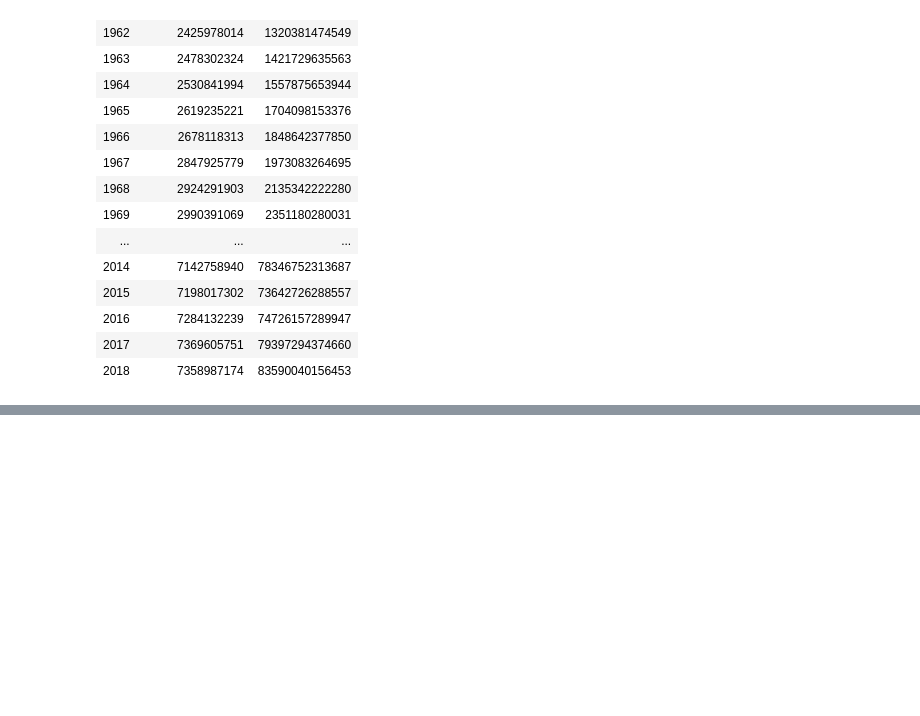
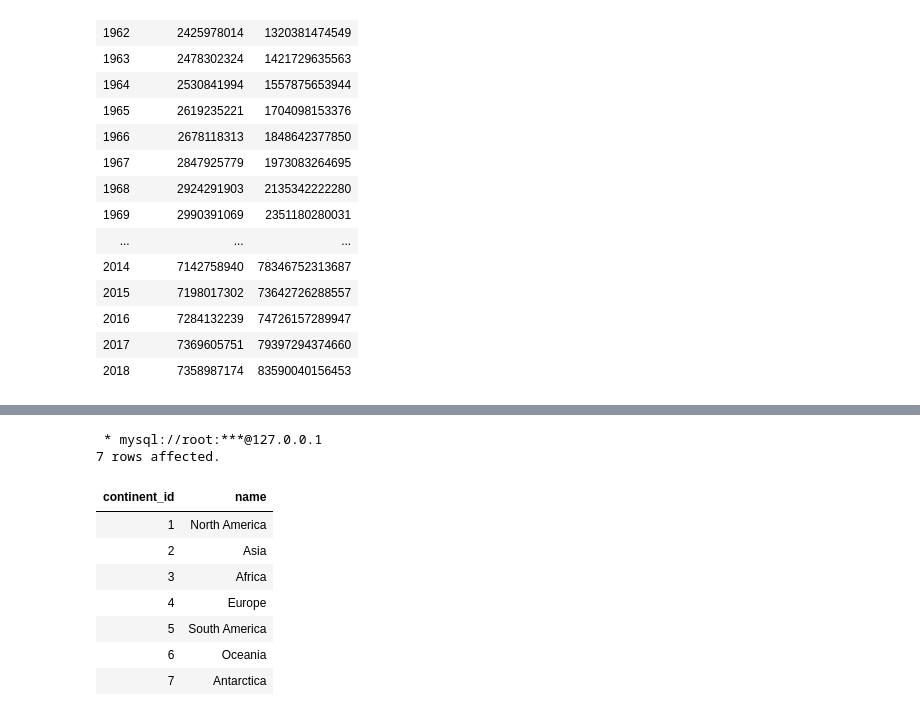
Before and after one commit to JasmineMadi/datajoint-tutorials, a Jupyter notebook: db-course/Assignment7.ipynb, the cells around one changed output, grey strips where cells are left out. Cells and saved outputs as stored; diff of their text form; code cells hidden in the pictures; blank space fills up the shorter version.

```diff
--- a/db-course/Assignment7.ipynb
+++ b/db-course/Assignment7.ipynb
@@ -248,0 +264,14 @@ order by year
+# %%
+%%sql
+select* from continents
+# %% [output]
+ * mysql://root:***@127.0.0.1
+7 rows affected.
+| continent_id | name |
+| 1 | North America |
+| 2 | Asia |
+| 3 | Africa |
+| 4 | Europe |
+| 5 | South America |
+| 6 | Oceania |
+| 7 | Antarctica |
```
Also changed, not shown: parts of 1 cell of this notebook.
